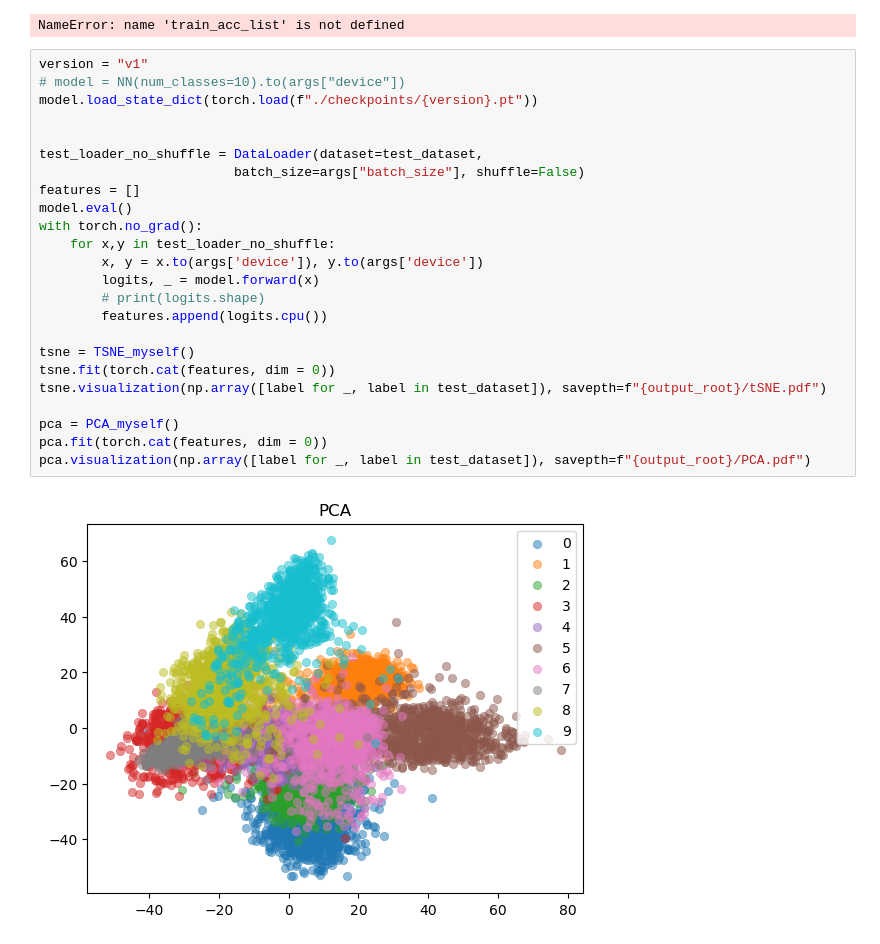
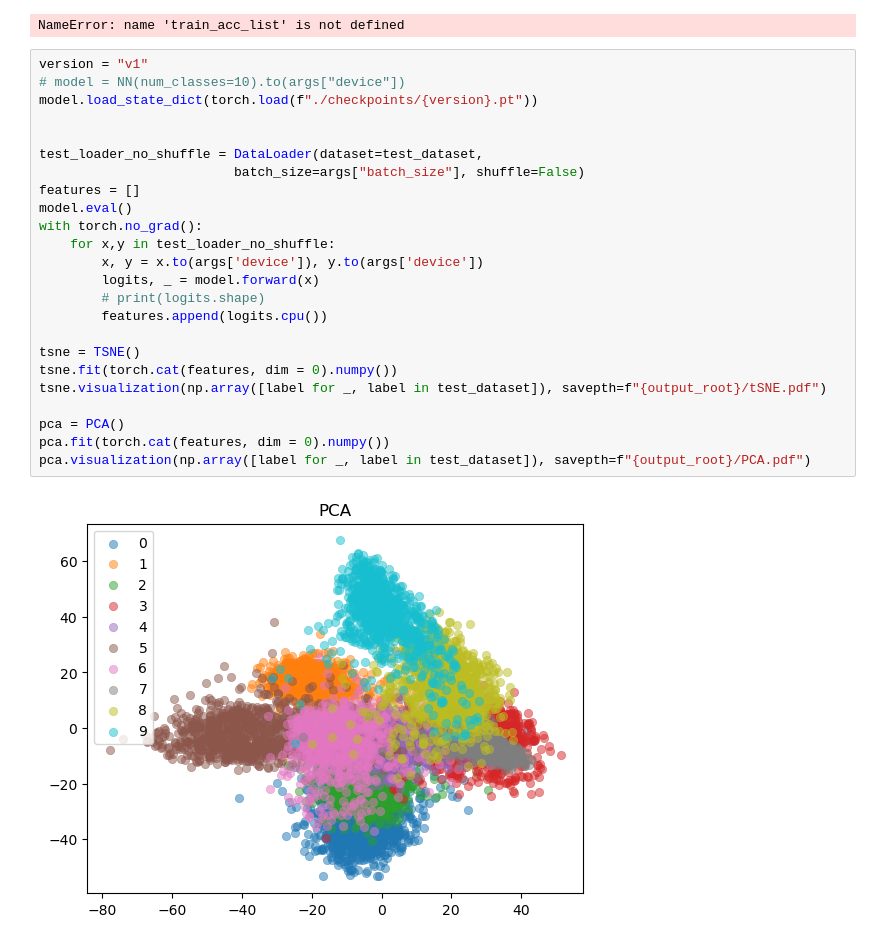
Before and after one commit to zhiyuan5986/CS3612-Machine-Learning-Final-Project, a Jupyter notebook: Task1/Task1_complex_NN_v1.ipynb, the cells around one changed output. Drawn from its saved outputs; the diff is of its cells as text.

```diff
--- a/Task1/Task1_complex_NN_v1.ipynb
+++ b/Task1/Task1_complex_NN_v1.ipynb
@@ -386,26 +386,26 @@ NameError: name 'train_acc_list' is not defined
 # %%
 version = "v1"
 # model = NN(num_classes=10).to(args["device"])
 model.load_state_dict(torch.load(f"./checkpoints/{version}.pt"))
 
 
 test_loader_no_shuffle = DataLoader(dataset=test_dataset,
                          batch_size=args["batch_size"], shuffle=False)
 features = []
 model.eval()
 with torch.no_grad():
     for x,y in test_loader_no_shuffle:
         x, y = x.to(args['device']), y.to(args['device'])
         logits, _ = model.forward(x)
         # print(logits.shape)
         features.append(logits.cpu())
 
-tsne = TSNE_myself()
-tsne.fit(torch.cat(features, dim = 0))
+tsne = TSNE()
+tsne.fit(torch.cat(features, dim = 0).numpy())
 tsne.visualization(np.array([label for _, label in test_dataset]), savepth=f"{output_root}/tSNE.pdf")
 
-pca = PCA_myself()
-pca.fit(torch.cat(features, dim = 0))
+pca = PCA()
+pca.fit(torch.cat(features, dim = 0).numpy())
 pca.visualization(np.array([label for _, label in test_dataset]), savepth=f"{output_root}/PCA.pdf")
 # %% [output]
-[figure, old version]
+[figure, new version]
```
Also changed, not shown: 4 other files.
